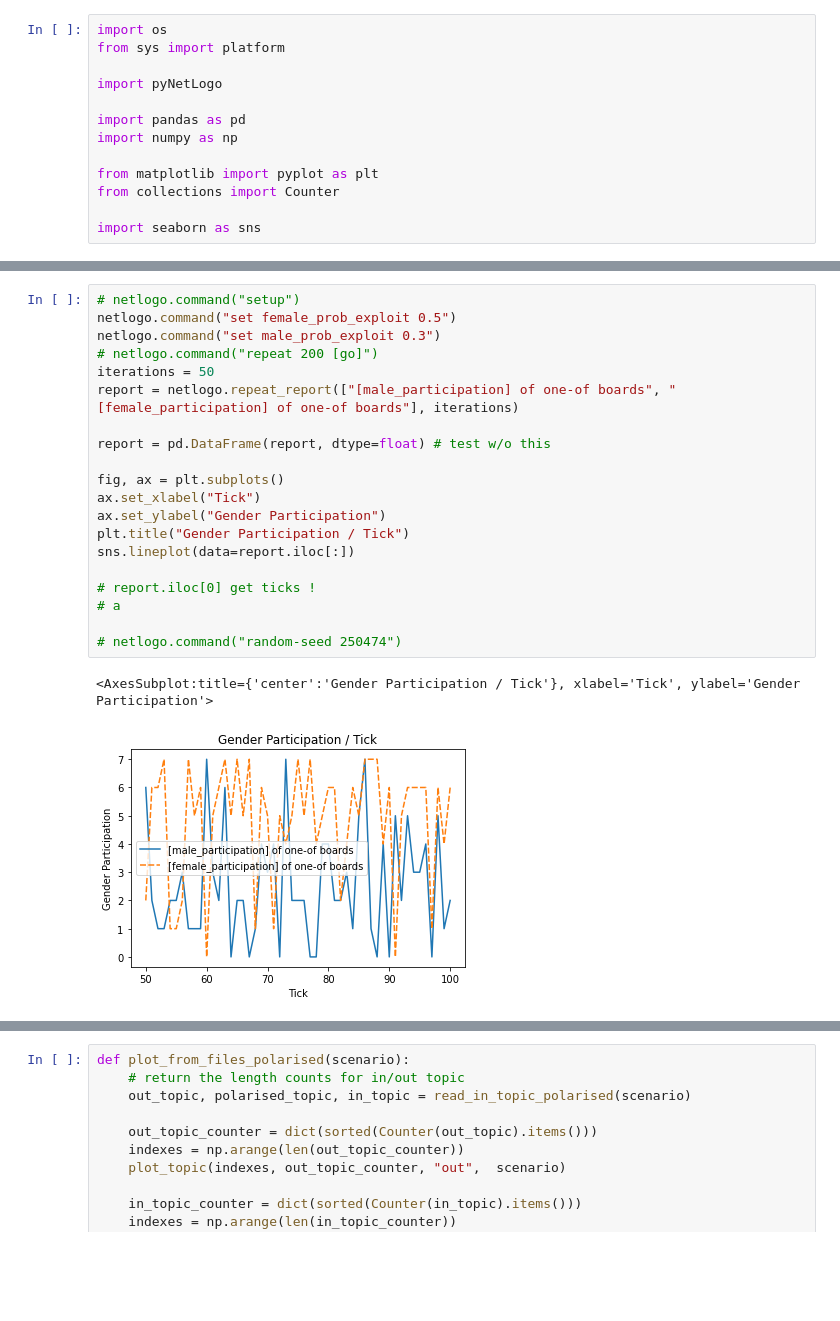
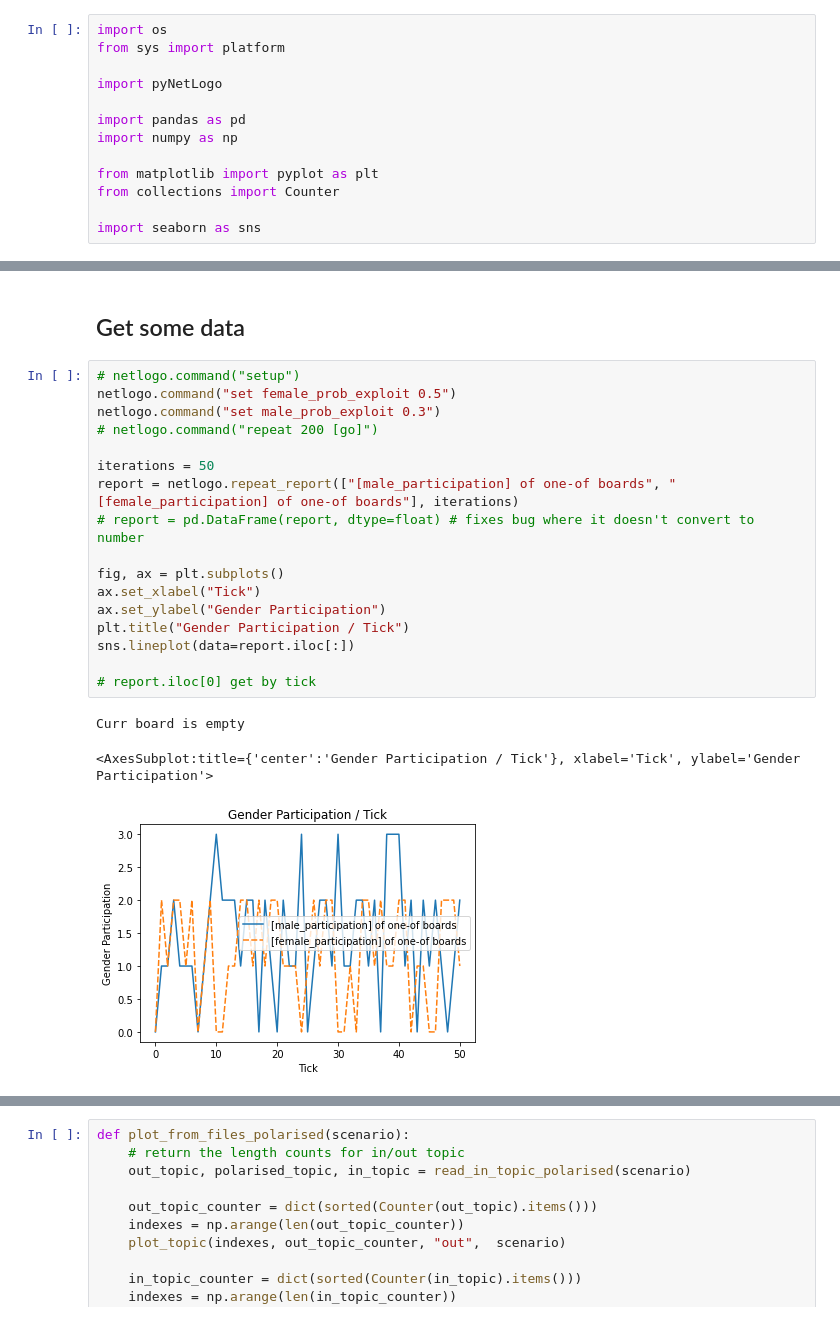
Before and after one commit to DEISI-ULHT-TFC-2021-22/TFC-DEISI258-Modelamento-multi-agente-de-intera-es-em-grupos-sociais, a Jupyter notebook: pynetlogo_ku.ipynb, the cells around one changed output, grey strips where cells are left out. Saved outputs shown, nothing was run; the diff lists cells and outputs as text; blank space fills up the shorter version.

```diff
--- a/pynetlogo_ku.ipynb
+++ b/pynetlogo_ku.ipynb
@@ -108,23 +106,23 @@ report.describe()
+# %% [markdown]
+## Get some data
 # %%
 # netlogo.command("setup")
 netlogo.command("set female_prob_exploit 0.5")
 netlogo.command("set male_prob_exploit 0.3")
 # netlogo.command("repeat 200 [go]")
+
 iterations = 50
 report = netlogo.repeat_report(["[male_participation] of one-of boards", "[female_participation] of one-of boards"], iterations)
-
-report = pd.DataFrame(report, dtype=float) # test w/o this
+# report = pd.DataFrame(report, dtype=float) # fixes bug where it doesn't convert to number
 
 fig, ax = plt.subplots()
 ax.set_xlabel("Tick")
 ax.set_ylabel("Gender Participation")
 plt.title("Gender Participation / Tick")
 sns.lineplot(data=report.iloc[:])
 
-# report.iloc[0] get ticks !
-# a
-
-# netlogo.command("random-seed 250474")
+# report.iloc[0] get by tick
 # %% [output]
-<AxesSubplot:title={'center':'Gender Participation / Tick'}, xlabel='Tick', ylabel='Gender Participation'>
+Curr board is empty
+<AxesSubplot:title={'center':'Gender Participation / Tick'}, xlabel='Tick', ylabel='Gender Participation'>
-[figure, old version]
+[figure, new version]
```
Also changed, not shown: parts of 47 cells of this notebook, 3 other files.
